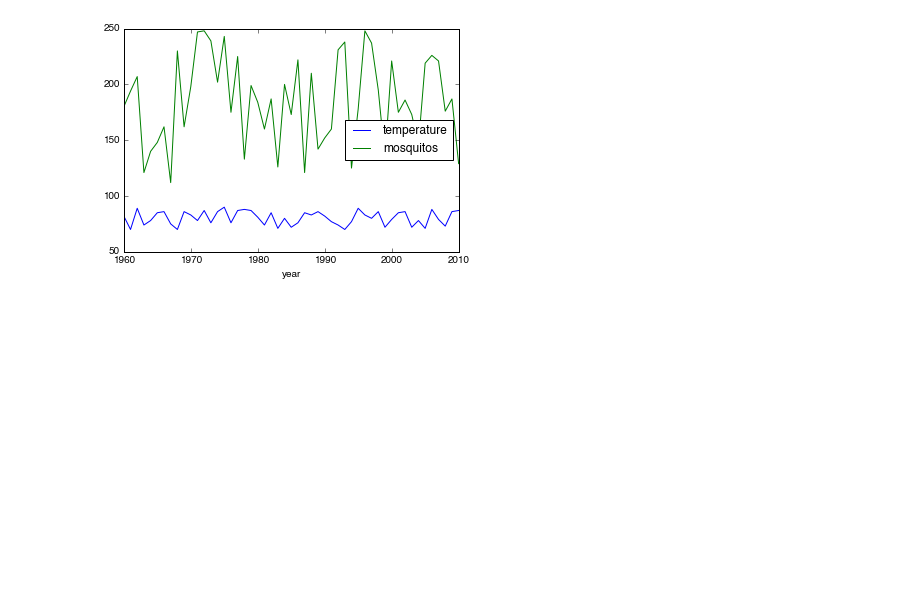
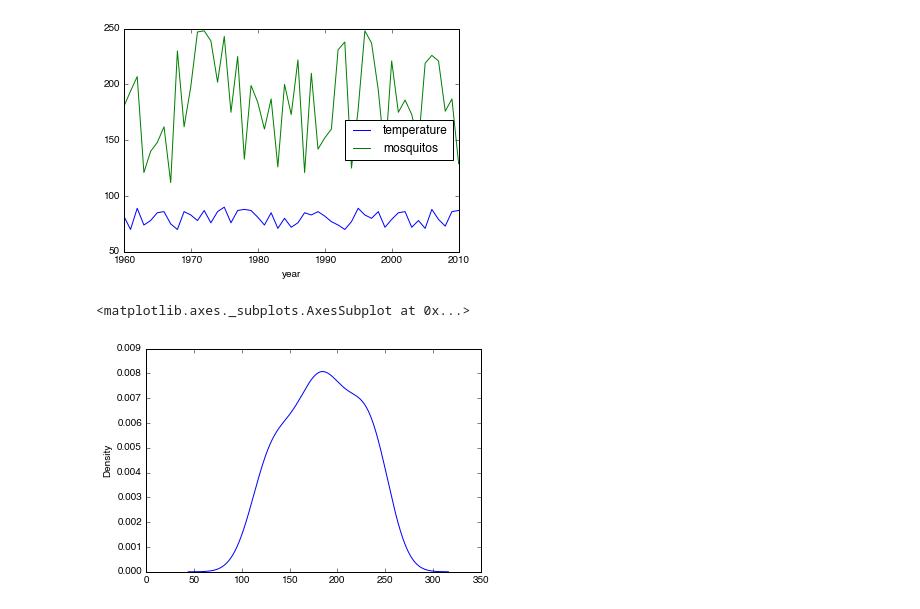
Before and after one commit to dotsdl/swc_northeastern_python, a Jupyter notebook: Mosquitoes.ipynb, the cells around one changed output. Saved outputs shown, nothing was run; the diff lists cells and outputs as text; code cells hidden in the pictures; blank space fills up the shorter version.

```diff
--- a/Mosquitoes.ipynb
+++ b/Mosquitoes.ipynb
@@ -435,3 +435,8 @@ data.plot(x='year', y=['temperature', 'mosquitos'])
 # %% [output]
 <matplotlib.axes._subplots.AxesSubplot at 0x...>
 [figure]
+# %%
+data['mosquitos'].plot.kde()
+# %% [output]
+<matplotlib.axes._subplots.AxesSubplot at 0x...>
+[figure, added]
```
